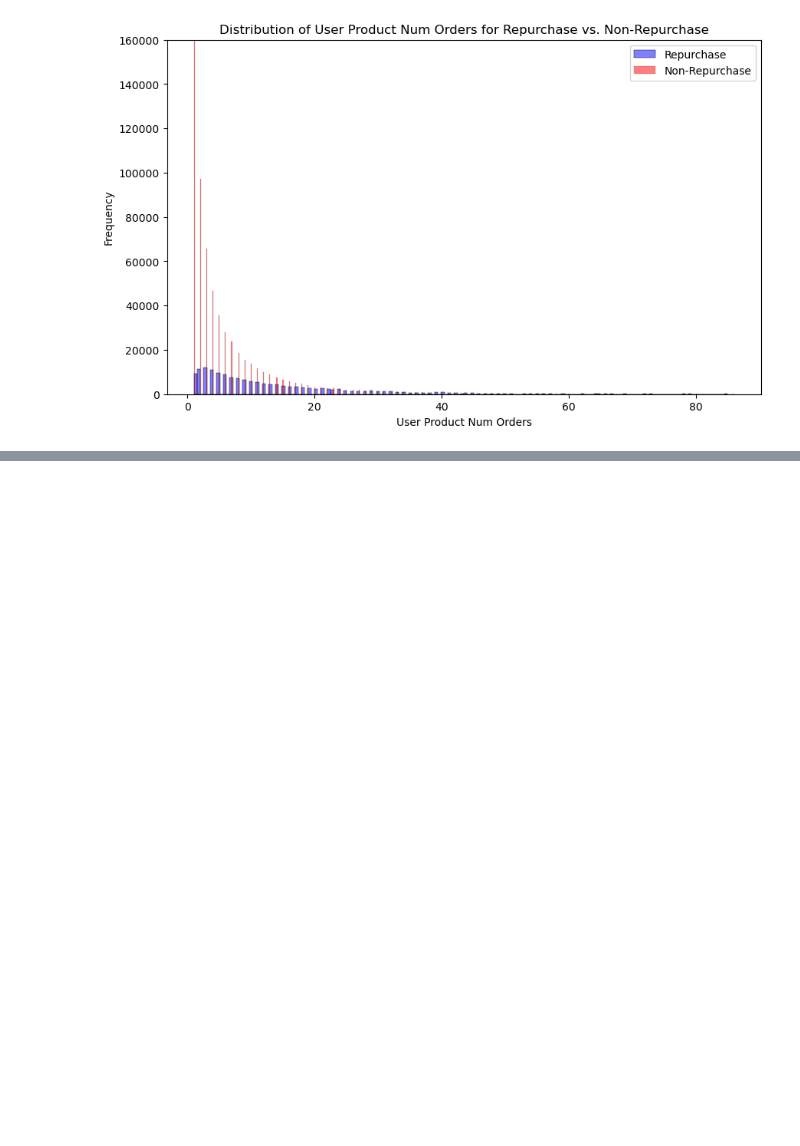
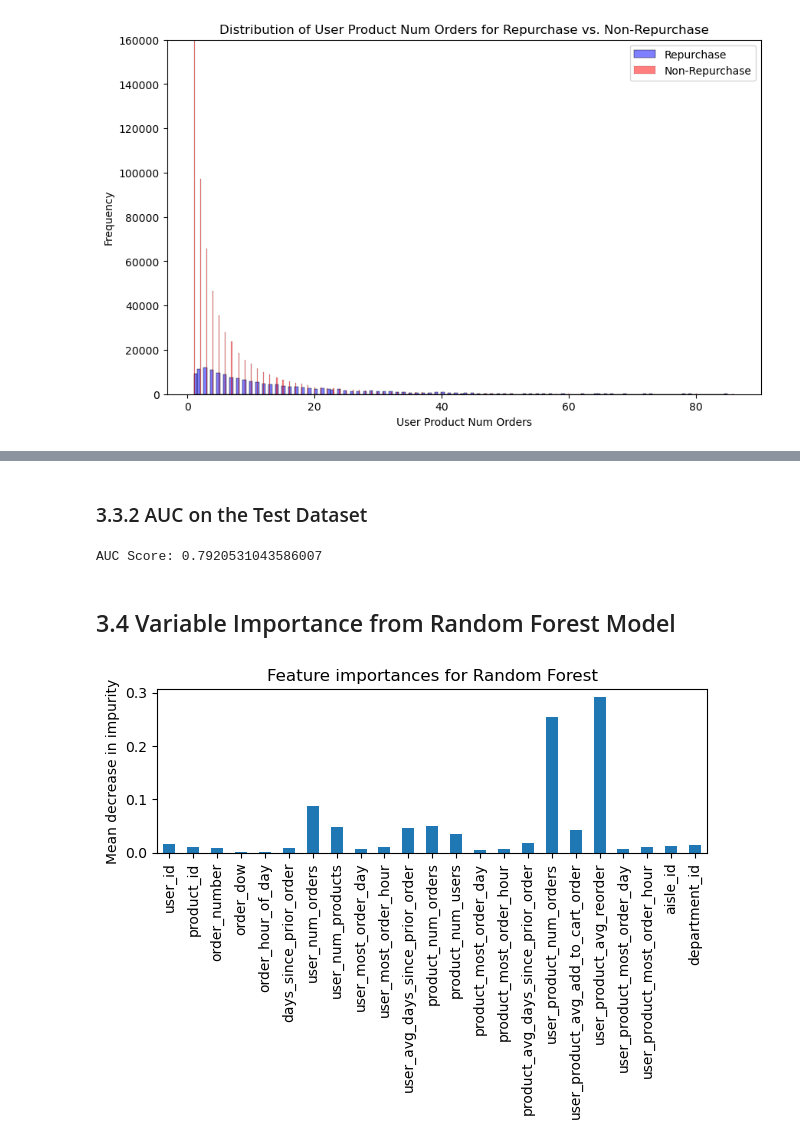
Before and after one commit to lulululuD/eCommerce-Project, a Jupyter notebook: Part 3 - Data Preprocessing + Modeling .ipynb, the cells around one changed output, grey strips where cells are left out. Drawn from its saved outputs; the diff is of its cells as text; code cells hidden in the pictures; blank space fills up the shorter version.

```diff
--- a/Part 3 - Data Preprocessing + Modeling .ipynb
+++ b/Part 3 - Data Preprocessing + Modeling .ipynb
@@ -556,0 +568,30 @@ group by order_number
+# %% [markdown]
+### 3.3.2 AUC on the Test Dataset
+# %%
+from sklearn.metrics import roc_curve, auc
+y_test_pred_proba_rf = rf.predict_proba(X_test_r)[:, 1]
+
+# Calculate the AUC score
+fpr, tpr, thresholds = roc_curve(Y_test_r, y_test_pred_proba_rf)
+
+# Calculate the AUC
+roc_auc = auc(fpr, tpr)
+# this does not seem right
+print("AUC Score:", roc_auc) #0.79
+# %% [output]
+AUC Score: 0.7920531043586007
+# %% [markdown]
+## 3.4 Variable Importance from Random Forest Model
+# %%
+rf_importances = pd.Series(rf.feature_importances_, index = rf.feature_names_in_)
+
+fig, ax = plt.subplots()
+rf_importances.plot.bar(ax = ax)
+ax.set_title("Feature importances for Random Forest")
+ax.set_ylabel("Mean decrease in impurity")
+fig.tight_layout()
+
+
+plt.show()
+# %% [output]
+[figure, added]
```
Also changed, not shown: parts of 59 cells of this notebook.
